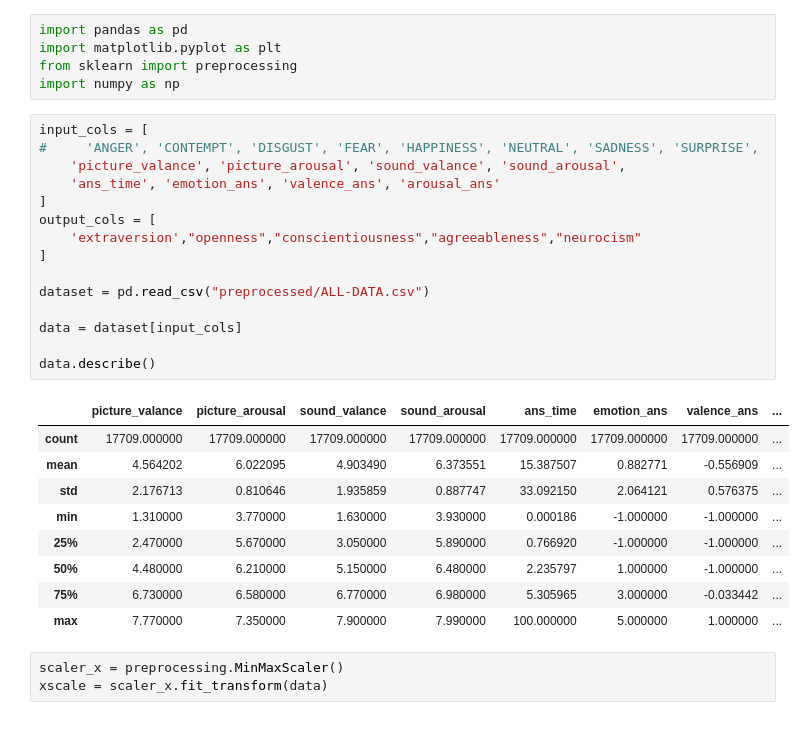
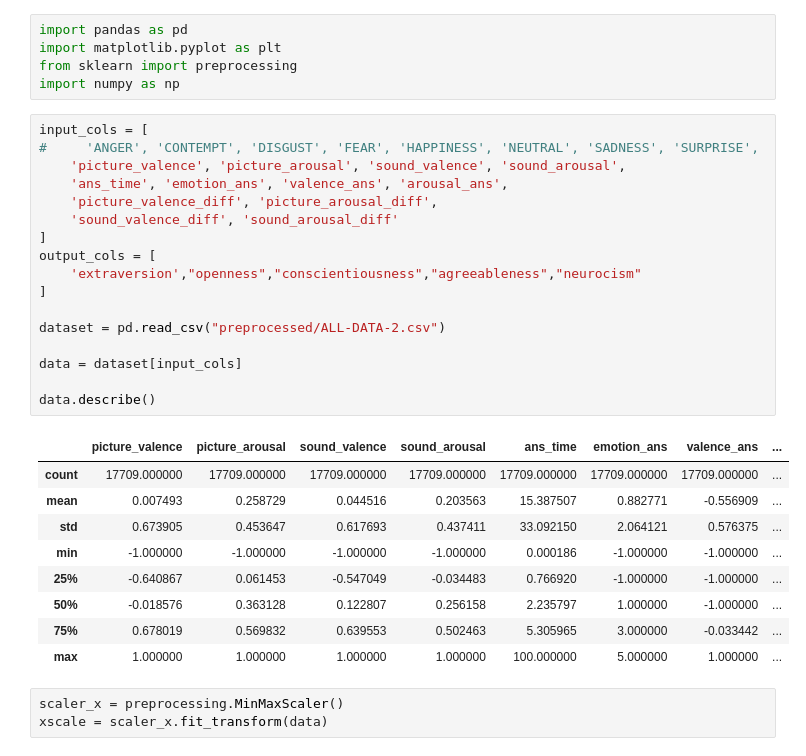
Before and after one commit to Warzecha/BIRAFFE-Emotion-Analysis, a Jupyter notebook: data_visualization.ipynb, the cells around one changed output. Drawn from its saved outputs; the diff is of its cells as text.

```diff
--- a/data_visualization.ipynb
+++ b/data_visualization.ipynb
@@ -6,28 +6,30 @@ import numpy as np
 # %%
 input_cols = [
 #     'ANGER', 'CONTEMPT', 'DISGUST', 'FEAR', 'HAPPINESS', 'NEUTRAL', 'SADNESS', 'SURPRISE',
-    'picture_valance', 'picture_arousal', 'sound_valance', 'sound_arousal',
-    'ans_time', 'emotion_ans', 'valence_ans', 'arousal_ans'
+    'picture_valence', 'picture_arousal', 'sound_valence', 'sound_arousal',
+    'ans_time', 'emotion_ans', 'valence_ans', 'arousal_ans',
+    'picture_valence_diff', 'picture_arousal_diff',
+    'sound_valence_diff', 'sound_arousal_diff'
 ]
 output_cols = [
     'extraversion',"openness","conscientiousness","agreeableness","neurocism"
 ]
 
-dataset = pd.read_csv("preprocessed/ALL-DATA.csv")
+dataset = pd.read_csv("preprocessed/ALL-DATA-2.csv")
 
 data = dataset[input_cols]
 
 data.describe()
 # %% [output]
-|  | picture_valance | picture_arousal | sound_valance | sound_arousal | ans_time | emotion_ans | valence_ans | ... |
+|  | picture_valence | picture_arousal | sound_valence | sound_arousal | ans_time | emotion_ans | valence_ans | ... |
 | count | 17709.000000 | 17709.000000 | 17709.000000 | 17709.000000 | 17709.000000 | 17709.000000 | 17709.000000 | ... |
-| mean | 4.564202 | 6.022095 | 4.903490 | 6.373551 | 15.387507 | 0.882771 | -0.556909 | ... |
-| std | 2.176713 | 0.810646 | 1.935859 | 0.887747 | 33.092150 | 2.064121 | 0.576375 | ... |
-| min | 1.310000 | 3.770000 | 1.630000 | 3.930000 | 0.000186 | -1.000000 | -1.000000 | ... |
-| 25% | 2.470000 | 5.670000 | 3.050000 | 5.890000 | 0.766920 | -1.000000 | -1.000000 | ... |
-| 50% | 4.480000 | 6.210000 | 5.150000 | 6.480000 | 2.235797 | 1.000000 | -1.000000 | ... |
-| 75% | 6.730000 | 6.580000 | 6.770000 | 6.980000 | 5.305965 | 3.000000 | -0.033442 | ... |
-| max | 7.770000 | 7.350000 | 7.900000 | 7.990000 | 100.000000 | 5.000000 | 1.000000 | ... |
+| mean | 0.007493 | 0.258729 | 0.044516 | 0.203563 | 15.387507 | 0.882771 | -0.556909 | ... |
+| std | 0.673905 | 0.453647 | 0.617693 | 0.437411 | 33.092150 | 2.064121 | 0.576375 | ... |
+| min | -1.000000 | -1.000000 | -1.000000 | -1.000000 | 0.000186 | -1.000000 | -1.000000 | ... |
+| 25% | -0.640867 | 0.061453 | -0.547049 | -0.034483 | 0.766920 | -1.000000 | -1.000000 | ... |
+| 50% | -0.018576 | 0.363128 | 0.122807 | 0.256158 | 2.235797 | 1.000000 | -1.000000 | ... |
+| 75% | 0.678019 | 0.569832 | 0.639553 | 0.502463 | 5.305965 | 3.000000 | -0.033442 | ... |
+| max | 1.000000 | 1.000000 | 1.000000 | 1.000000 | 100.000000 | 5.000000 | 1.000000 | ... |
 # %%
 scaler_x = preprocessing.MinMaxScaler()
 xscale = scaler_x.fit_transform(data)
```
Also changed, not shown: parts of 5 cells of this notebook, 7 other files.
